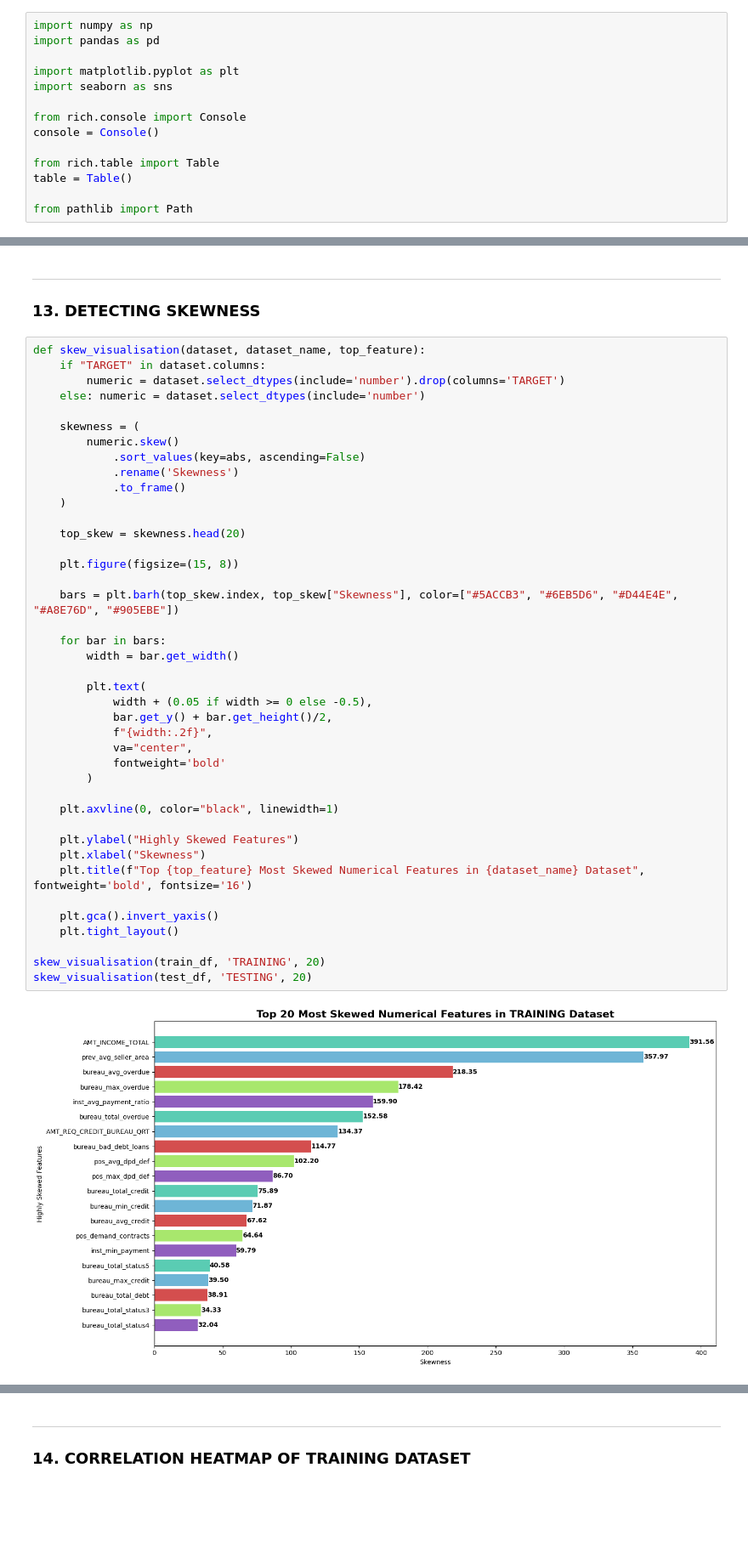
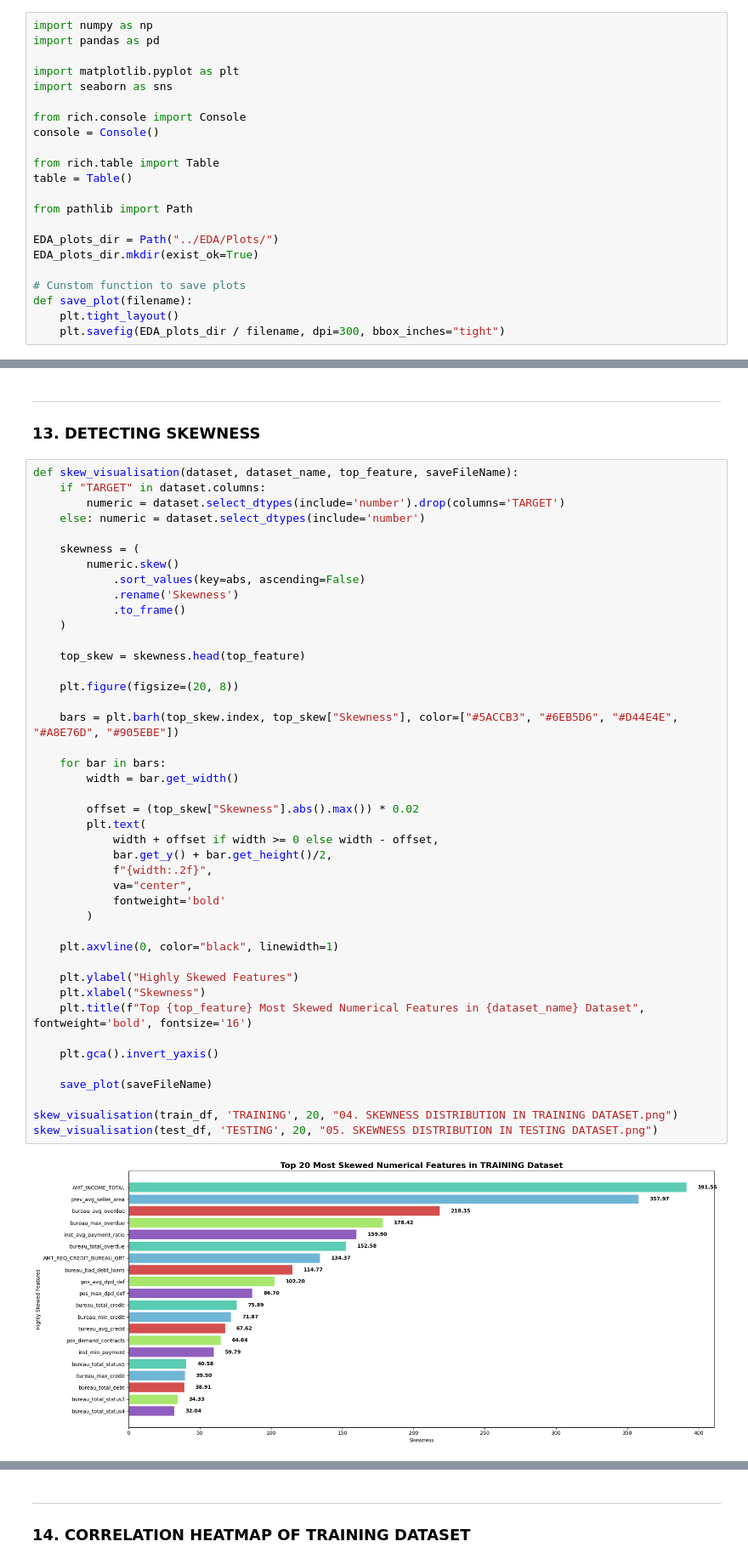
Before and after one commit to Yuvaraj-Dey-2006/House-Credit-Prediction, a Jupyter notebook: EDA/home-credit-EDA.ipynb, the cells around one changed output, grey strips where cells are left out. Shown at 85% size. Saved outputs shown, nothing was run; the diff lists cells and outputs as text; blank space fills up the shorter version.

```diff
--- a/EDA/home-credit-EDA.ipynb
+++ b/EDA/home-credit-EDA.ipynb
@@ -17,6 +17,14 @@ from rich.table import Table
 table = Table()
 
 from pathlib import Path
+
+EDA_plots_dir = Path("../EDA/Plots/")
+EDA_plots_dir.mkdir(exist_ok=True)
+
+# Cunstom function to save plots
+def save_plot(filename):
+    plt.tight_layout()
+    plt.savefig(EDA_plots_dir / filename, dpi=300, bbox_inches="tight")
 # %% [markdown]
 ---
 ### **2. LOADING TRAIN DATASET**
@@ -371,7 +381,7 @@ FOUND 18 NEAR/CONSTANT FEATURES IN TESTING DATASET
 ---
 ### **13. DETECTING SKEWNESS**
 # %%
-def skew_visualisation(dataset, dataset_name, top_feature):
+def skew_visualisation(dataset, dataset_name, top_feature, saveFileName):
     if "TARGET" in dataset.columns:
         numeric = dataset.select_dtypes(include='number').drop(columns='TARGET')
     else: numeric = dataset.select_dtypes(include='number')
@@ -379,37 +389,39 @@ def skew_visualisation(dataset, dataset_name, top_feature):
     skewness = (
         numeric.skew()
             .sort_values(key=abs, ascending=False)
             .rename('Skewness')
             .to_frame()
     )
 
-    top_skew = skewness.head(20)
+    top_skew = skewness.head(top_feature)
 
-    plt.figure(figsize=(15, 8))
+    plt.figure(figsize=(20, 8))
 
     bars = plt.barh(top_skew.index, top_skew["Skewness"], color=["#5ACCB3", "#6EB5D6", "#D44E4E", "#A8E76D", "#905EBE"])
 
     for bar in bars:
         width = bar.get_width()
 
+        offset = (top_skew["Skewness"].abs().max()) * 0.02
         plt.text(
-            width + (0.05 if width >= 0 else -0.5),
+            width + offset if width >= 0 else width - offset,
             bar.get_y() + bar.get_height()/2,
             f"{width:.2f}",
             va="center",
             fontweight='bold'
         )
 
     plt.axvline(0, color="black", linewidth=1)
 
     plt.ylabel("Highly Skewed Features")
     plt.xlabel("Skewness")
     plt.title(f"Top {top_feature} Most Skewed Numerical Features in {dataset_name} Dataset", fontweight='bold', fontsize='16')
 
     plt.gca().invert_yaxis()
-    plt.tight_layout()
 
-skew_visualisation(train_df, 'TRAINING', 20)
-skew_visualisation(test_df, 'TESTING', 20)
+    save_plot(saveFileName)
+
+skew_visualisation(train_df, 'TRAINING', 20, "04. SKEWNESS DISTRIBUTION IN TRAINING DATASET.png")
+skew_visualisation(test_df, 'TESTING', 20, "05. SKEWNESS DISTRIBUTION IN TESTING DATASET.png")
 # %% [output]
-[figure, old version]
+[figure, new version]
```
Also changed, not shown: parts of 10 cells of this notebook, 8 other files.
